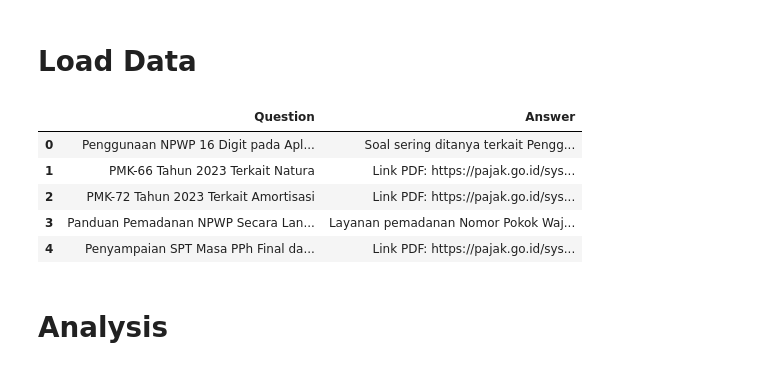
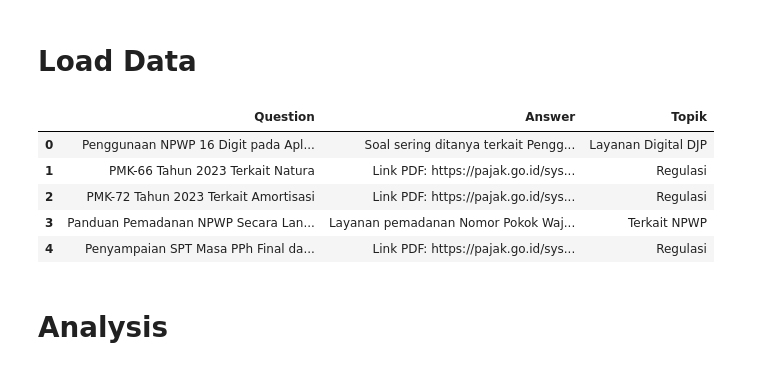
Before and after one commit to FTDS-assignment-bay/p2-final-project-rmt-040-final-sg02, a Jupyter notebook: analysis/EDA.ipynb, the cells around one changed output. Cells and saved outputs as stored; diff of their text form; code cells hidden in the pictures.

```diff
--- a/analysis/EDA.ipynb
+++ b/analysis/EDA.ipynb
@@ -19,15 +19,15 @@ finally:
 # %% [markdown]
 # Load Data
 # %%
-df = pd.read_csv("../data/faq_combined.csv")
+df = pd.read_csv("../data/faq_categorization.csv")
 df.head()
 # %% [output]
-|  | Question | Answer |
-| 0 | Penggunaan NPWP 16 Digit pada Apl... | Soal sering ditanya terkait Pengg... |
-| 1 | PMK-66 Tahun 2023 Terkait Natura | Link PDF: https://pajak.go.id/sys... |
-| 2 | PMK-72 Tahun 2023 Terkait Amortisasi | Link PDF: https://pajak.go.id/sys... |
-| 3 | Panduan Pemadanan NPWP Secara Lan... | Layanan pemadanan Nomor Pokok Waj... |
-| 4 | Penyampaian SPT Masa PPh Final da... | Link PDF: https://pajak.go.id/sys... |
+|  | Question | Answer | Topik |
+| 0 | Penggunaan NPWP 16 Digit pada Apl... | Soal sering ditanya terkait Pengg... | Layanan Digital DJP |
+| 1 | PMK-66 Tahun 2023 Terkait Natura | Link PDF: https://pajak.go.id/sys... | Regulasi |
+| 2 | PMK-72 Tahun 2023 Terkait Amortisasi | Link PDF: https://pajak.go.id/sys... | Regulasi |
+| 3 | Panduan Pemadanan NPWP Secara Lan... | Layanan pemadanan Nomor Pokok Waj... | Terkait NPWP |
+| 4 | Penyampaian SPT Masa PPh Final da... | Link PDF: https://pajak.go.id/sys... | Regulasi |
 # %% [markdown]
 # Analysis
 # %% [markdown]
```
Also changed, not shown: parts of 9 cells of this notebook, 1 other file.
